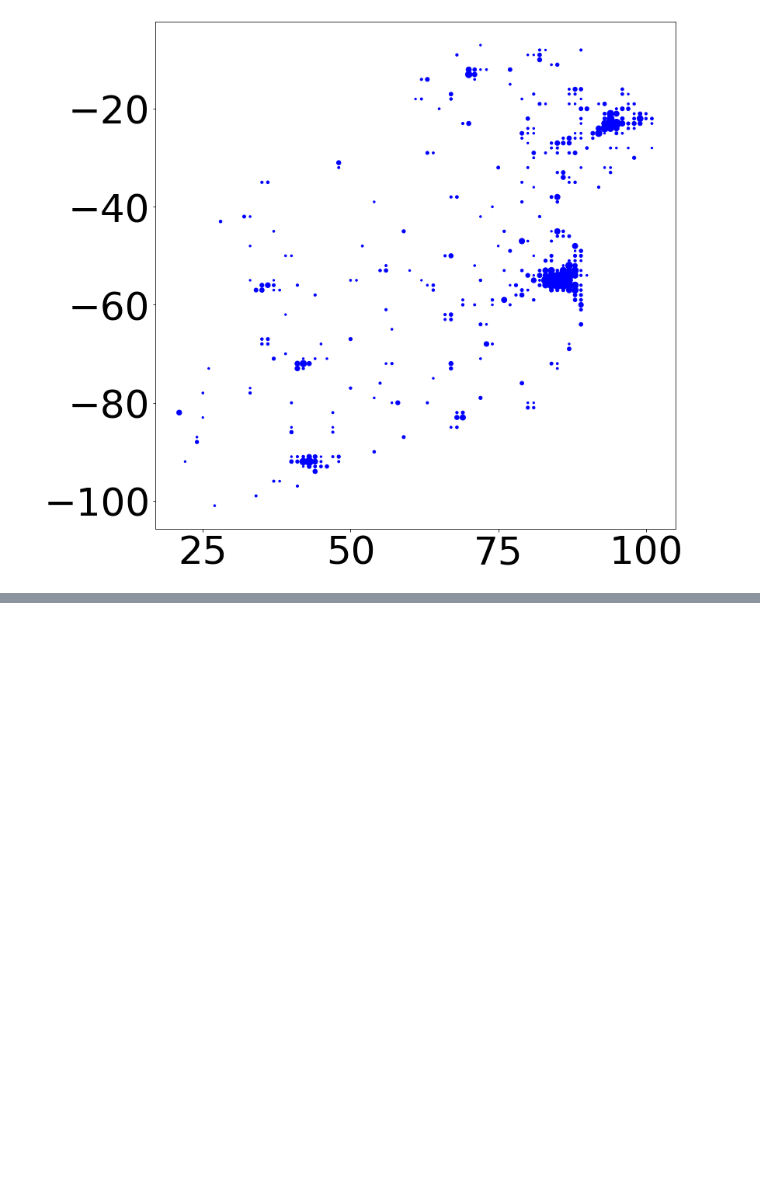
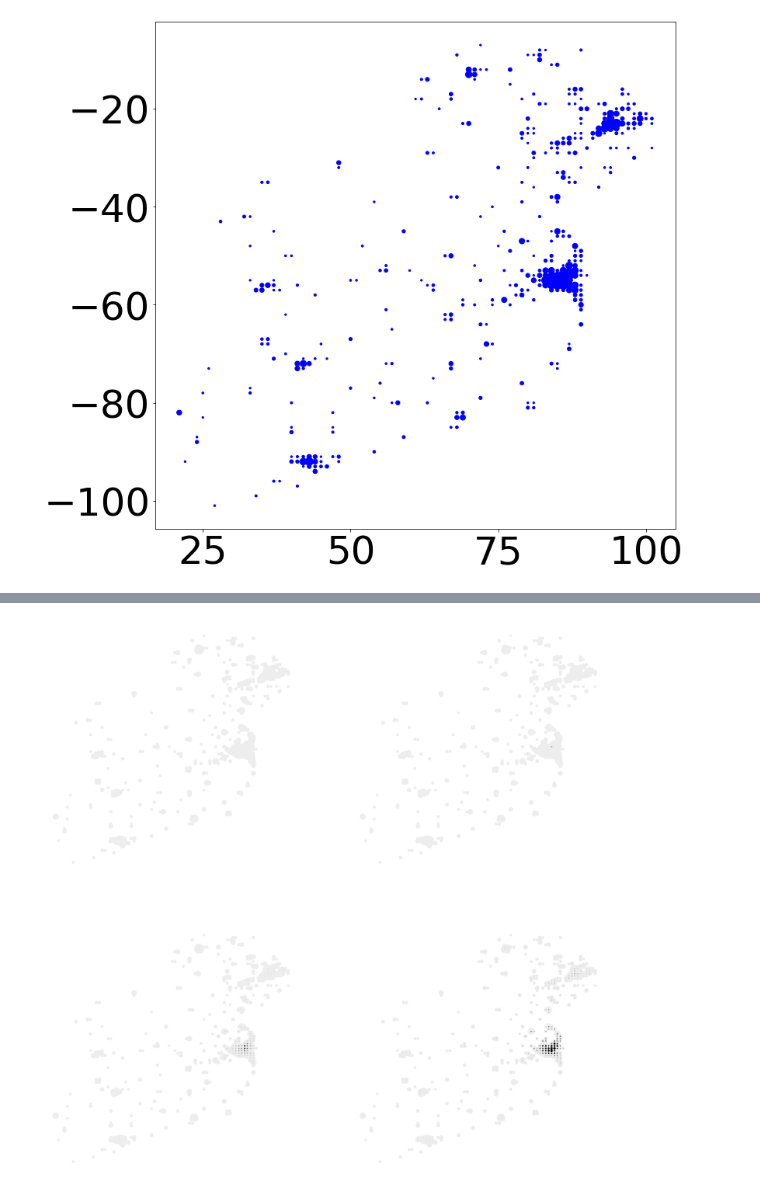
Before and after one commit to Oisin-M/Infection-Simulation, a Jupyter notebook: IRELANDMAP.ipynb, the cells around one changed output, grey strips where cells are left out. Drawn from its saved outputs; the diff is of its cells as text; code cells hidden in the pictures; blank space fills up the shorter version.

```diff
--- a/IRELANDMAP.ipynb
+++ b/IRELANDMAP.ipynb
@@ -608,0 +663,25 @@ for i in range(4):
+# %%
+fig, ax = plt.subplots(2,2,figsize=(12, 12))
+
+def animate(i):
+    if i==0:
+        ax[0][0].scatter(DF['x'],-DF['-y'],s=DF['T']/500, c='#ededed')
+        ax[0][0].scatter(DF['x'],-DF['-y'],s=DF['D']/500, c='black')
+        ax[0][0].axis('off')
+    if i==1:
+        ax[0][1].scatter(DF['x'],-DF['-y'],s=DF['T']/500, c='#ededed')
+        ax[0][1].scatter(new['x'],-new['-y'],s=new['D']/500, c='black')
+        ax[0][1].axis('off')
+    if i==2:
+        ax[1][0].scatter(DF['x'],-DF['-y'],s=DF['T']/500, c='#ededed')
+        ax[1][0].scatter(new1['x'],-new1['-y'],s=new1['D']/500, c='black')
+        ax[1][0].axis('off')
+    if i==3:
+        ax[1][1].scatter(DF['x'],-DF['-y'],s=DF['T']/500, c='#ededed')
+        ax[1][1].scatter(new2['x'],-new2['-y'],s=new2['D']/500, c='black')
+        ax[1][1].axis('off')
+
+for i in range(4):
+    animate(i)
+# %% [output]
+[figure, added]
```
Also changed, not shown: parts of 10 cells of this notebook.
